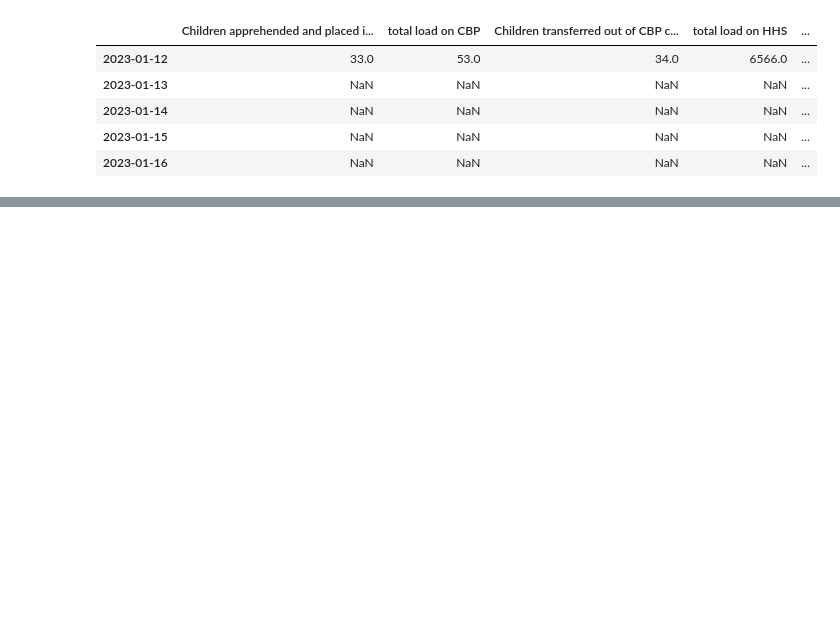
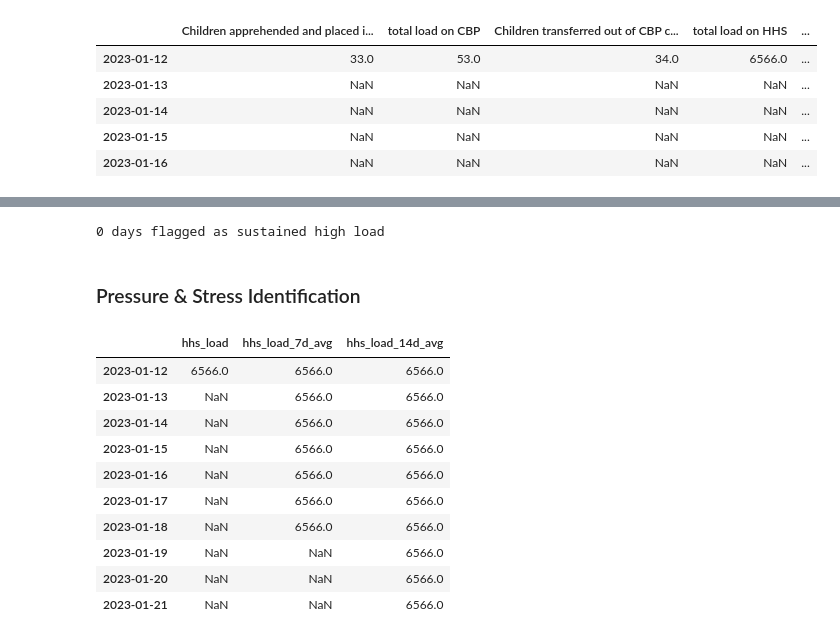
Before and after one commit to devsharmacodes/UAC-Care-System, a Jupyter notebook: notebooks/sorting_data.ipynb, the cells around one changed output, grey strips where cells are left out. Saved outputs shown, nothing was run; the diff lists cells and outputs as text; code cells hidden in the pictures; blank space fills up the shorter version.

```diff
--- a/notebooks/sorting_data.ipynb
+++ b/notebooks/sorting_data.ipynb
@@ -72,0 +254,6 @@ df.to_csv(os.path.join(folder_path, 'sorted_data.csv'), index=True)
+# %%
+print(df['sustained_high_load'].sum(), 'days flagged as sustained high load')
+# %% [output]
+0 days flagged as sustained high load
+# %% [markdown]
+### Pressure & Stress Identification
@@ -72,0 +267,14 @@ df.to_csv(os.path.join(folder_path, 'sorted_data.csv'), index=True)
+# %%
+df[['hhs_load', 'hhs_load_7d_avg', 'hhs_load_14d_avg']].head(10)
+# %% [output]
+|  | hhs_load | hhs_load_7d_avg | hhs_load_14d_avg |
+| 2023-01-12 | 6566.0 | 6566.0 | 6566.0 |
+| 2023-01-13 | NaN | 6566.0 | 6566.0 |
+| 2023-01-14 | NaN | 6566.0 | 6566.0 |
+| 2023-01-15 | NaN | 6566.0 | 6566.0 |
+| 2023-01-16 | NaN | 6566.0 | 6566.0 |
+| 2023-01-17 | NaN | 6566.0 | 6566.0 |
+| 2023-01-18 | NaN | 6566.0 | 6566.0 |
+| 2023-01-19 | NaN | NaN | 6566.0 |
+| 2023-01-20 | NaN | NaN | 6566.0 |
+| 2023-01-21 | NaN | NaN | 6566.0 |
```
Also changed, not shown: parts of 40 cells of this notebook, 2 other files.
